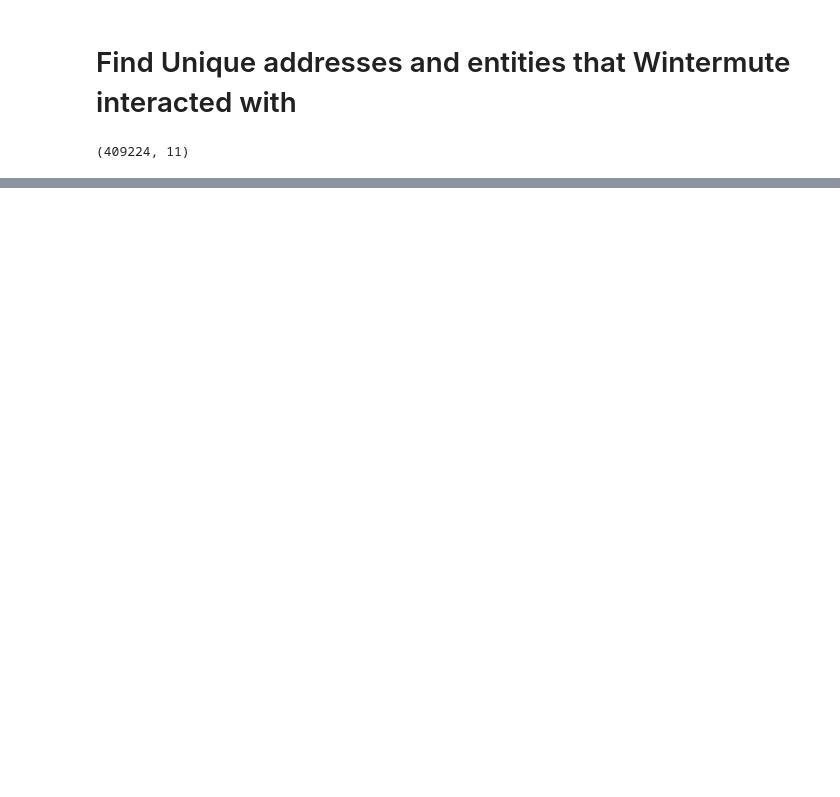
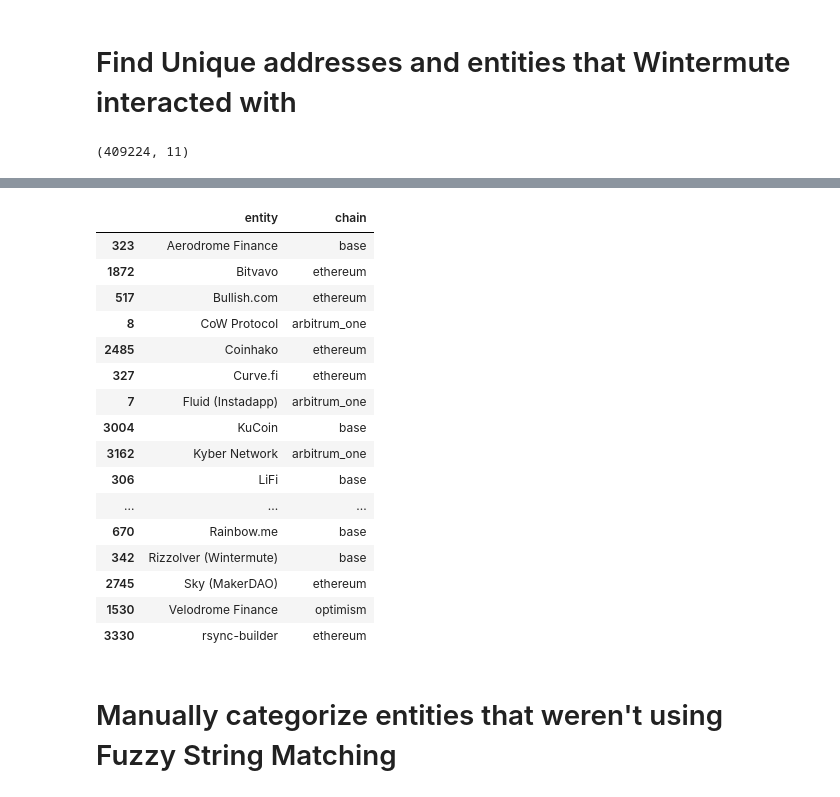
Before and after one commit to dleeim/wintermute_trading_activity, a Jupyter notebook: notebooks/entitiy_classification.ipynb, the cells around one changed output, grey strips where cells are left out. Drawn from its saved outputs; the diff is of its cells as text; code cells hidden in the pictures; blank space fills up the shorter version.

```diff
--- a/notebooks/entitiy_classification.ipynb
+++ b/notebooks/entitiy_classification.ipynb
@@ -191,0 +193,24 @@ df_defi.to_parquet("../data/processed/wintermute_transfers_clean_defi.parquet",
+# %%
+(map_df.loc[unresolved,['entity','chain']]
+ .drop_duplicates(['entity'])
+)
+# %% [output]
+|  | entity | chain |
+| 323 | Aerodrome Finance | base |
+| 1872 | Bitvavo | ethereum |
+| 517 | Bullish.com | ethereum |
+| 8 | CoW Protocol | arbitrum_one |
+| 2485 | Coinhako | ethereum |
+| 327 | Curve.fi | ethereum |
+| 7 | Fluid (Instadapp) | arbitrum_one |
+| 3004 | KuCoin | base |
+| 3162 | Kyber Network | arbitrum_one |
+| 306 | LiFi | base |
+| ... | ... | ... |
+| 670 | Rainbow.me | base |
+| 342 | Rizzolver (Wintermute) | base |
+| 2745 | Sky (MakerDAO) | ethereum |
+| 1530 | Velodrome Finance | optimism |
+| 3330 | rsync-builder | ethereum |
+# %% [markdown]
+# Manually categorize entities that weren't using Fuzzy String Matching
```
Also changed, not shown: parts of 32 cells of this notebook.
